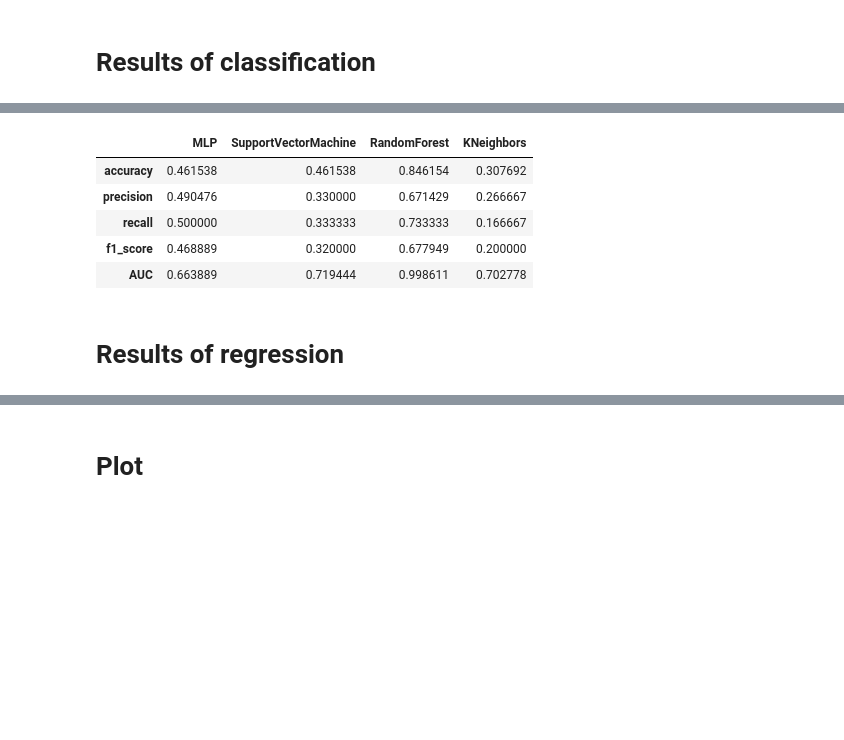
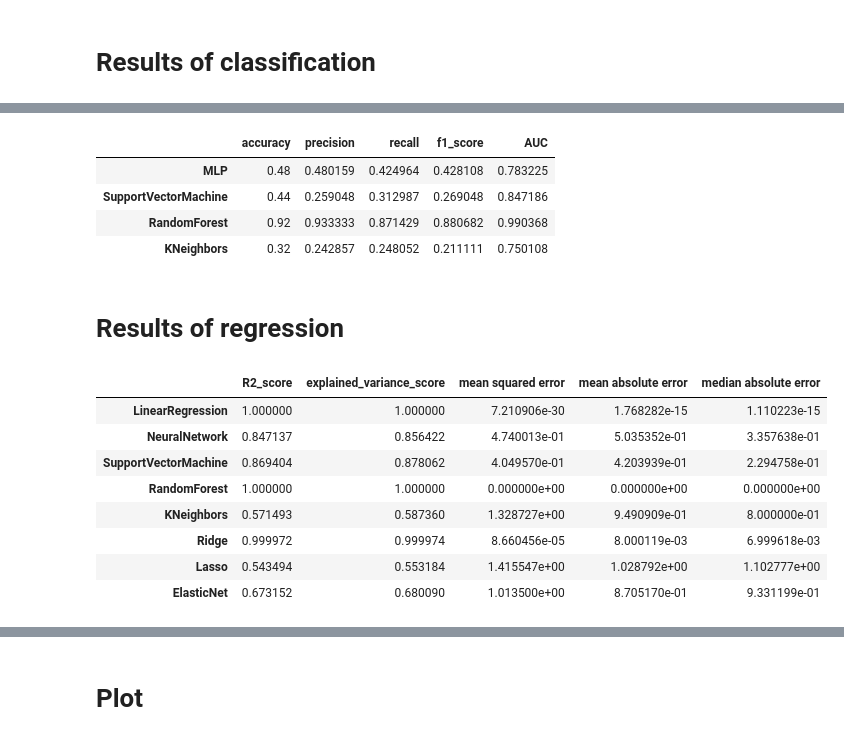
Before and after one commit to Parsonlee/TNM------, a Jupyter notebook: model.ipynb, the cells around one changed output, grey strips where cells are left out. Drawn from its saved outputs; the diff is of its cells as text; code cells hidden in the pictures; blank space fills up the shorter version.

```diff
--- a/model.ipynb
+++ b/model.ipynb
@@ -243,12 +210,11 @@ df1
 # %%
-df2 = pd.DataFrame(without_results, index=['accuracy', 'precision', 'recall', 'f1_score', 'AUC'])
-df2
+df2 = pd.DataFrame(without_clf_results, index=['accuracy', 'precision', 'recall', 'f1_score', 'AUC'])
+df2.T
 # %% [output]
-|  | MLP | SupportVectorMachine | RandomForest | KNeighbors |
-| accuracy | 0.461538 | 0.461538 | 0.846154 | 0.307692 |
-| precision | 0.490476 | 0.330000 | 0.671429 | 0.266667 |
-| recall | 0.500000 | 0.333333 | 0.733333 | 0.166667 |
-| f1_score | 0.468889 | 0.320000 | 0.677949 | 0.200000 |
-| AUC | 0.663889 | 0.719444 | 0.998611 | 0.702778 |
+|  | accuracy | precision | recall | f1_score | AUC |
+| MLP | 0.48 | 0.480159 | 0.424964 | 0.428108 | 0.783225 |
+| SupportVectorMachine | 0.44 | 0.259048 | 0.312987 | 0.269048 | 0.847186 |
+| RandomForest | 0.92 | 0.933333 | 0.871429 | 0.880682 | 0.990368 |
+| KNeighbors | 0.32 | 0.242857 | 0.248052 | 0.211111 | 0.750108 |
 # %% [markdown]
 # Results of regression
@@ -260,0 +243,14 @@ df2
+# %%
+# r2, evs, mse, mae, mdae
+df1 = pd.DataFrame(with_reg_results, index=["R2_score", "explained_variance_score", "mean squared error", "mean absolute error", "median absolute error"])
+df1.T
+# %% [output]
+|  | R2_score | explained_variance_score | mean squared error | mean absolute error | median absolute error |
+| LinearRegression | 1.000000 | 1.000000 | 7.210906e-30 | 1.768282e-15 | 1.110223e-15 |
+| NeuralNetwork | 0.847137 | 0.856422 | 4.740013e-01 | 5.035352e-01 | 3.357638e-01 |
+| SupportVectorMachine | 0.869404 | 0.878062 | 4.049570e-01 | 4.203939e-01 | 2.294758e-01 |
+| RandomForest | 1.000000 | 1.000000 | 0.000000e+00 | 0.000000e+00 | 0.000000e+00 |
+| KNeighbors | 0.571493 | 0.587360 | 1.328727e+00 | 9.490909e-01 | 8.000000e-01 |
+| Ridge | 0.999972 | 0.999974 | 8.660456e-05 | 8.000119e-03 | 6.999618e-03 |
+| Lasso | 0.543494 | 0.553184 | 1.415547e+00 | 1.028792e+00 | 1.102777e+00 |
+| ElasticNet | 0.673152 | 0.680090 | 1.013500e+00 | 8.705170e-01 | 9.331199e-01 |
```
Also changed, not shown: parts of 22 cells of this notebook, 11 other files.
